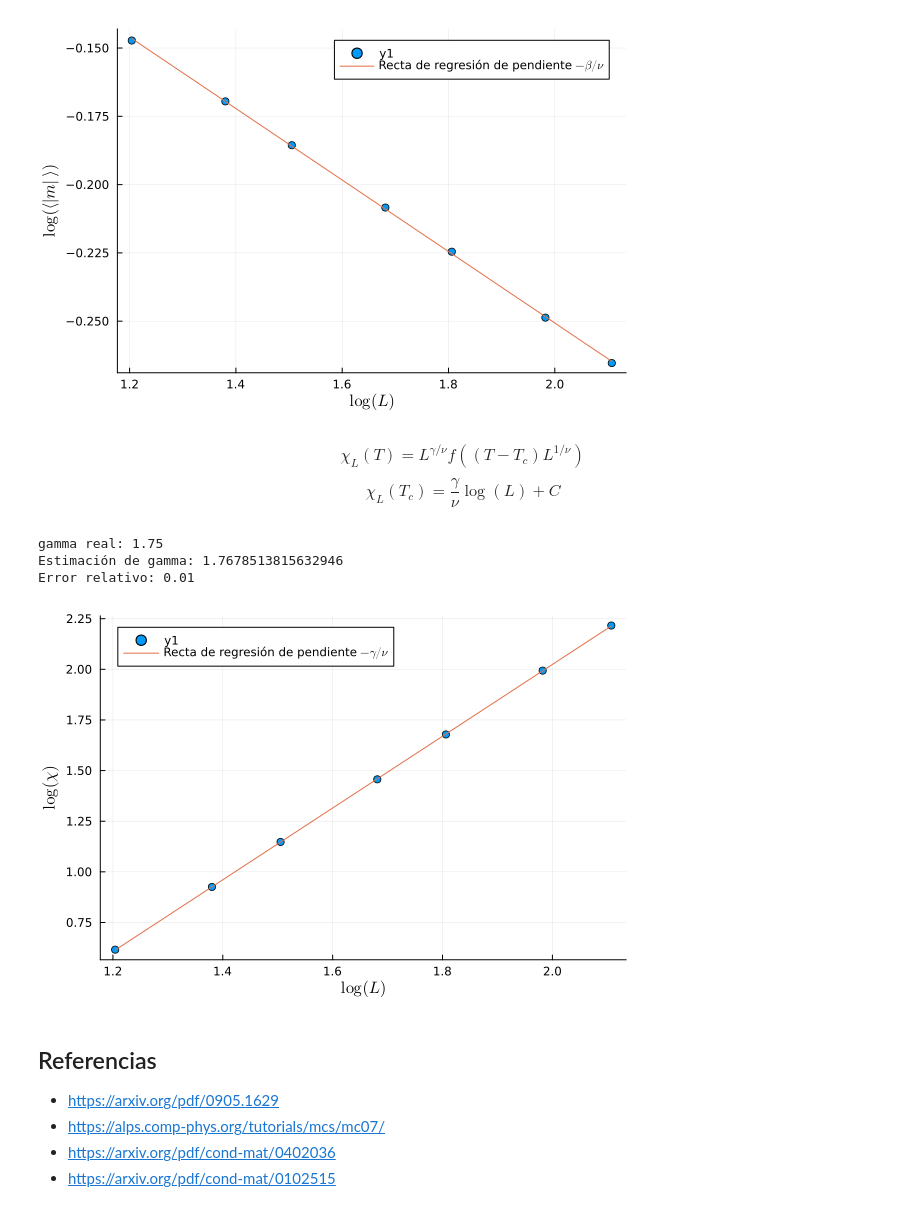
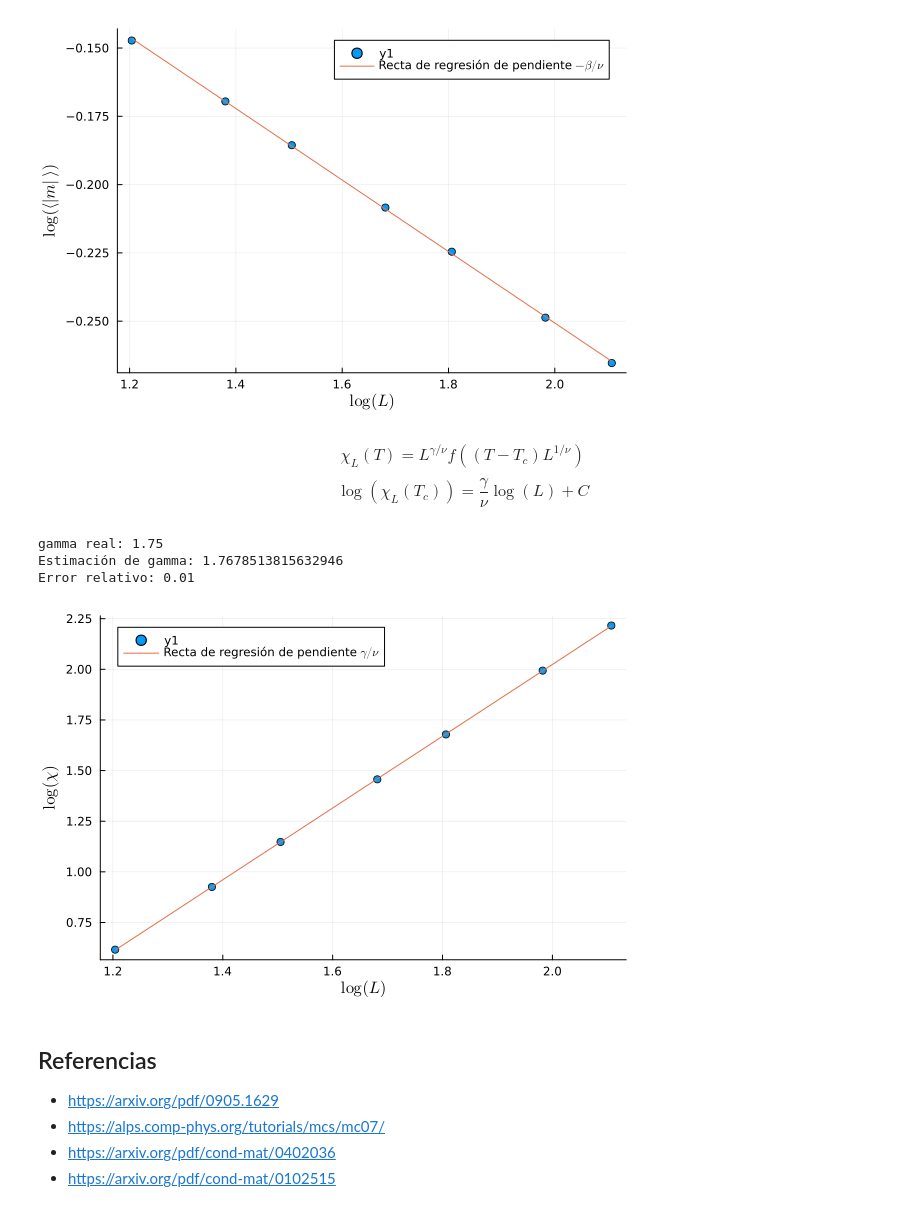
Before and after one commit to Elespiner/ipre-bacterias, a Jupyter notebook: binder_analysis_wolff.ipynb, the cells around one changed output. Saved outputs shown, nothing was run; the diff lists cells and outputs as text; code cells hidden in the pictures.

```diff
--- a/binder_analysis_wolff.ipynb
+++ b/binder_analysis_wolff.ipynb
@@ -180,32 +208,32 @@ Error relativo: 0.045
 [figure]
 # %% [markdown]
 $$\chi_L(T)= L^{\gamma/\nu} f\left((T-T_c)L^{1/\nu}\right)$$
-$$\chi_L(T_c)=\frac{\gamma}{\nu}\log(L)+C$$
+$$\log (\chi_L(T_c))=\frac{\gamma}{\nu}\log(L)+C$$
 # %%
 Ls = [16, 24, 32, 48, 64, 96, 128]
 chis = binder_df[binder_df.T .== 2.27, :].chi_abs
 
 x = log10.(Ls)
 y = log10.(chis)
 
 X = hcat(ones(length(x)), x)
 c, p = X \ y
 
 gamma_hat = p * nu_hat
 gamma = 7/4
 err_rel = abs((gamma - gamma_hat)/gamma)
 
 println("gamma real: ", gamma)
 println("Estimación de gamma: ", gamma_hat)
 println("Error relativo: ", round(err_rel, digits=3))
 
 scatter(x, y, xlabel=L"\log(L)", ylabel=L"\log(\chi)")
-plot!(x, x .* p .+ c, label=L"Recta de regresión de pendiente $-\gamma/\nu$")
+plot!(x, x .* p .+ c, label=L"Recta de regresión de pendiente $\gamma/\nu$")
 # %% [output]
 gamma real: 1.75
 Estimación de gamma: 1.7678513815632946
 Error relativo: 0.01
-[figure, old version]
+[figure, new version]
 # %% [markdown]
 ## Referencias
 - https://arxiv.org/pdf/0905.1629
```
Also changed, not shown: parts of 3 cells of this notebook, 2 other files.
